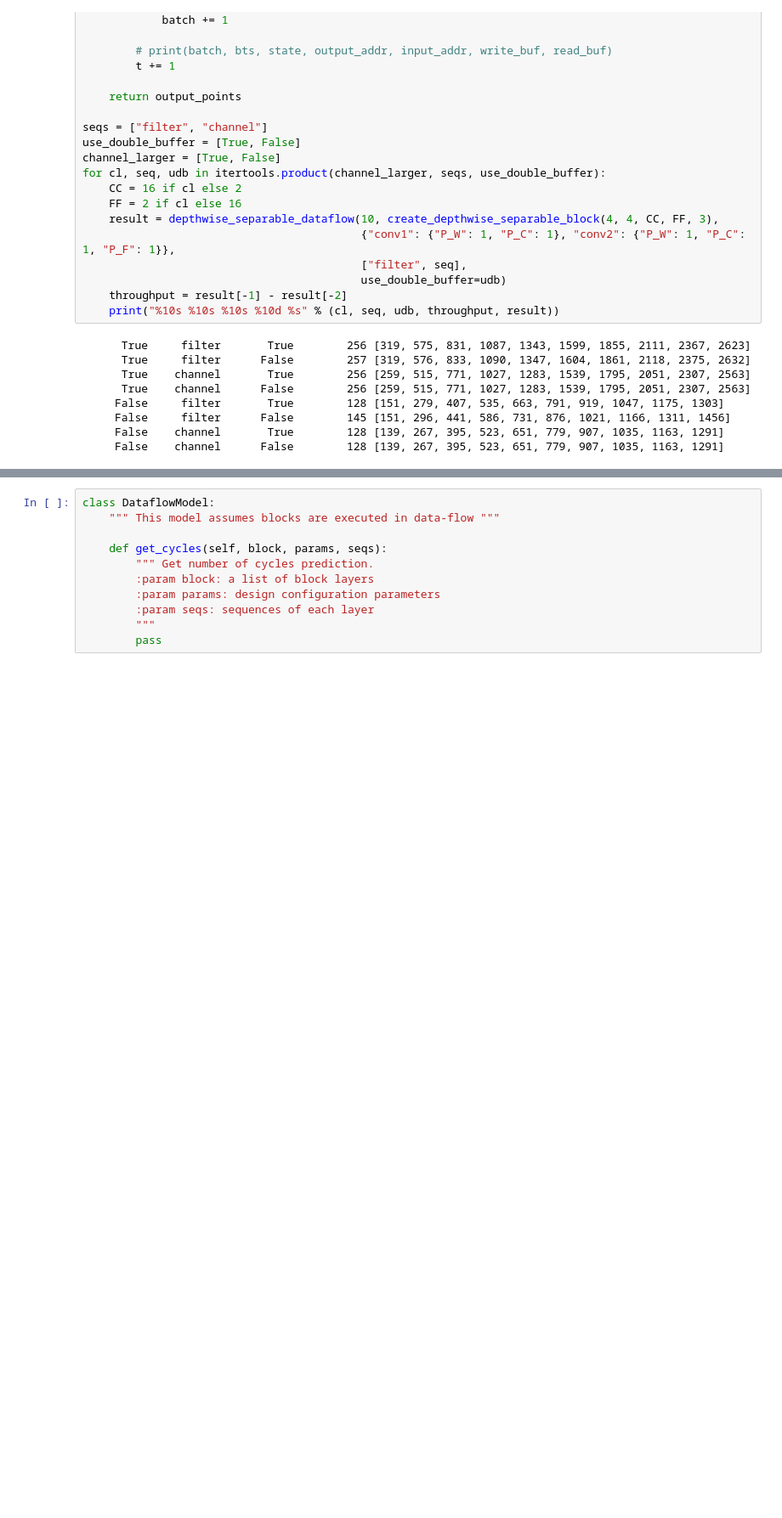
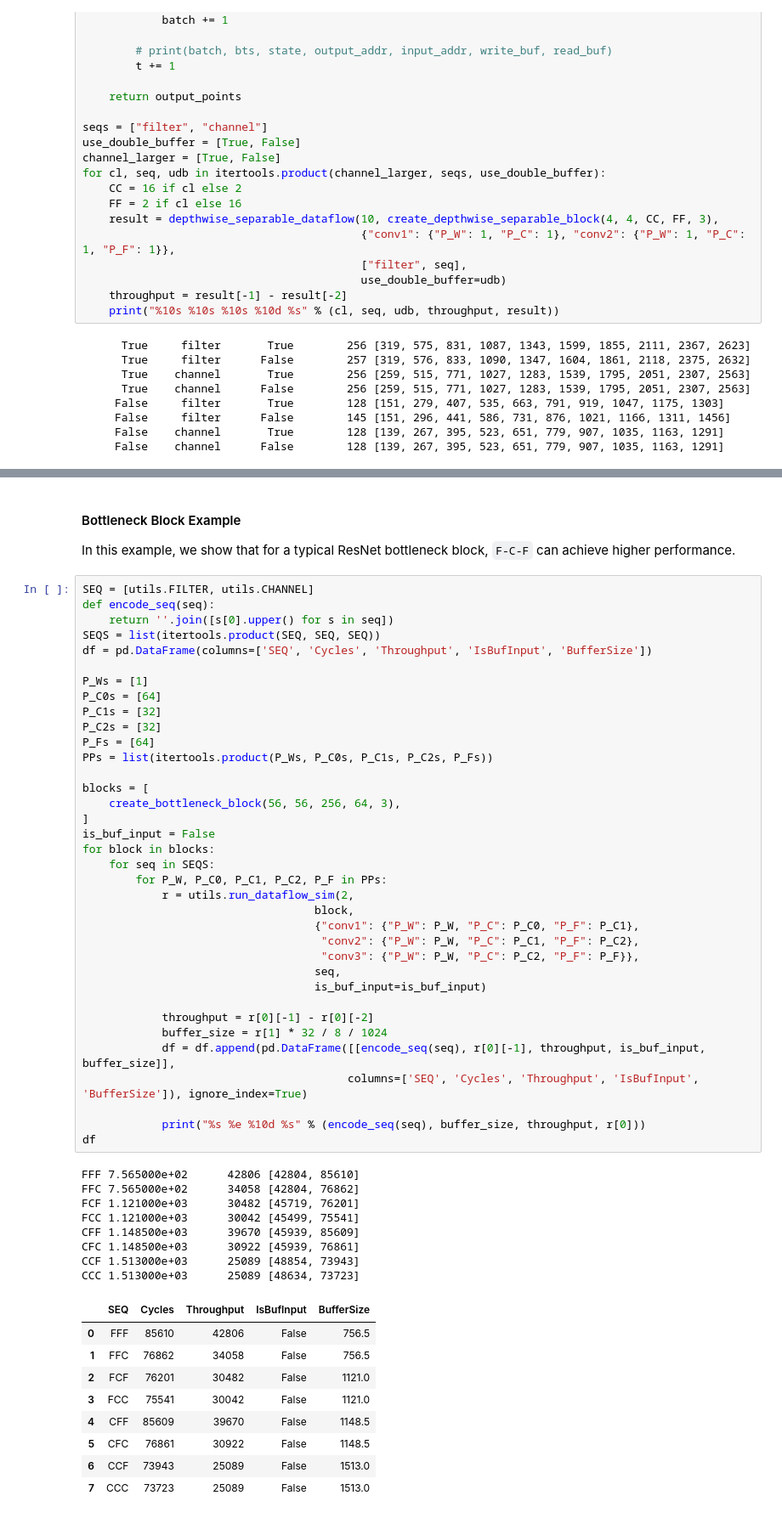
Before and after one commit to kumasento/deacon, a Jupyter notebook: experimental/notebooks/layer_fusion.ipynb, the cells around one changed output, grey strips where cells are left out. Shown at 85% size. Drawn from its saved outputs; the diff is of its cells as text; blank space fills up the shorter version.

```diff
--- a/experimental/notebooks/layer_fusion.ipynb
+++ b/experimental/notebooks/layer_fusion.ipynb
@@ -332,11 +327,59 @@ for seq in seqs:
-# %%
-class DataflowModel:
-    """ This model assumes blocks are executed in data-flow """
-
-    def get_cycles(self, block, params, seqs):
-        """ Get number of cycles prediction.
-        :param block: a list of block layers
-        :param params: design configuration parameters
-        :param seqs: sequences of each layer
-        """
-        pass
+# %% [markdown]
+#### Bottleneck Block Example
+
+In this example, we show that for a typical ResNet bottleneck block,
+`F-C-F` can achieve higher performance.
+# %%
+SEQ = [utils.FILTER, utils.CHANNEL]
+def encode_seq(seq):
+    return ''.join([s[0].upper() for s in seq])
+SEQS = list(itertools.product(SEQ, SEQ, SEQ))
+df = pd.DataFrame(columns=['SEQ', 'Cycles', 'Throughput', 'IsBufInput', 'BufferSize'])
+
+P_Ws = [1]
+P_C0s = [64]
+P_C1s = [32]
+P_C2s = [32]
+P_Fs = [64]
+PPs = list(itertools.product(P_Ws, P_C0s, P_C1s, P_C2s, P_Fs))
+
+blocks = [
+    create_bottleneck_block(56, 56, 256, 64, 3),
+]
+is_buf_input = False
+for block in blocks:
+    for seq in SEQS:
+        for P_W, P_C0, P_C1, P_C2, P_F in PPs:
+            r = utils.run_dataflow_sim(2,
+                                   block,
+                                   {"conv1": {"P_W": P_W, "P_C": P_C0, "P_F": P_C1},
+                                    "conv2": {"P_W": P_W, "P_C": P_C1, "P_F": P_C2},
+                                    "conv3": {"P_W": P_W, "P_C": P_C2, "P_F": P_F}},
+                                   seq,
+                                   is_buf_input=is_buf_input)
+
+            throughput = r[0][-1] - r[0][-2]
+            buffer_size = r[1] * 32 / 8 / 1024
+            df = df.append(pd.DataFrame([[encode_seq(seq), r[0][-1], throughput, is_buf_input, buffer_size]],
+                                        columns=['SEQ', 'Cycles', 'Throughput', 'IsBufInput', 'BufferSize']), ignore_index=True)
+
+            print("%s %e %10d %s" % (encode_seq(seq), buffer_size, throughput, r[0]))
+df
+# %% [output]
+FFF 7.565000e+02      42806 [42804, 85610]
+FFC 7.565000e+02      34058 [42804, 76862]
+FCF 1.121000e+03      30482 [45719, 76201]
+FCC 1.121000e+03      30042 [45499, 75541]
+CFF 1.148500e+03      39670 [45939, 85609]
+CFC 1.148500e+03      30922 [45939, 76861]
+CCF 1.513000e+03      25089 [48854, 73943]
+CCC 1.513000e+03      25089 [48634, 73723]
+|  | SEQ | Cycles | Throughput | IsBufInput | BufferSize |
+| 0 | FFF | 85610 | 42806 | False | 756.5 |
+| 1 | FFC | 76862 | 34058 | False | 756.5 |
+| 2 | FCF | 76201 | 30482 | False | 1121.0 |
+| 3 | FCC | 75541 | 30042 | False | 1121.0 |
+| 4 | CFF | 85609 | 39670 | False | 1148.5 |
+| 5 | CFC | 76861 | 30922 | False | 1148.5 |
+| 6 | CCF | 73943 | 25089 | False | 1513.0 |
+| 7 | CCC | 73723 | 25089 | False | 1513.0 |
```
Also changed, not shown: parts of 8 cells of this notebook, 10 other files.
